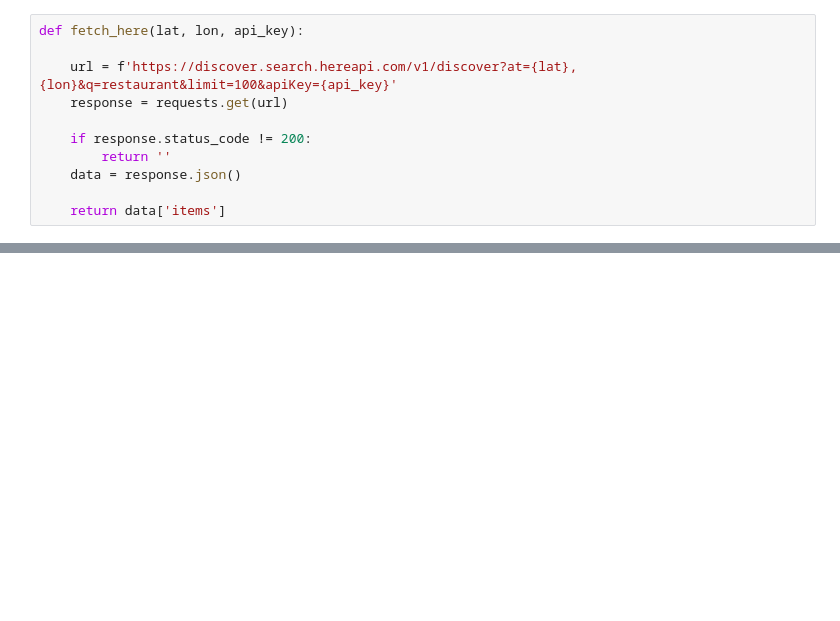
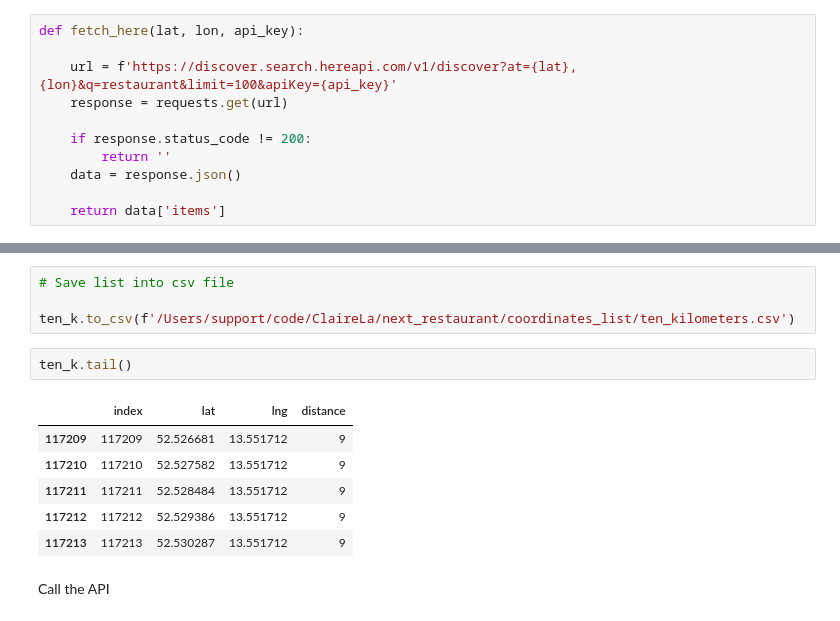
Before and after one commit to shanudengre82/next_restaurant, a Jupyter notebook: notebooks/HERE API.ipynb, the cells around one changed output, grey strips where cells are left out. Saved outputs shown, nothing was run; the diff lists cells and outputs as text; blank space fills up the shorter version.

```diff
--- a/notebooks/HERE API.ipynb
+++ b/notebooks/HERE API.ipynb
@@ -227,0 +43,15 @@ Index(['restaurant_name', 'distance', 'chains', 'lat', 'lon', 'full_address',
+# %%
+# Save list into csv file
+
+ten_k.to_csv(f'/Users/support/code/ClaireLa/next_restaurant/coordinates_list/ten_kilometers.csv')
+# %%
+ten_k.tail()
+# %% [output]
+|  | index | lat | lng | distance |
+| 117209 | 117209 | 52.526681 | 13.551712 | 9 |
+| 117210 | 117210 | 52.527582 | 13.551712 | 9 |
+| 117211 | 117211 | 52.528484 | 13.551712 | 9 |
+| 117212 | 117212 | 52.529386 | 13.551712 | 9 |
+| 117213 | 117213 | 52.530287 | 13.551712 | 9 |
+# %% [markdown]
+Call the API
```
Also changed, not shown: parts of 52 cells of this notebook, 3 other files.
